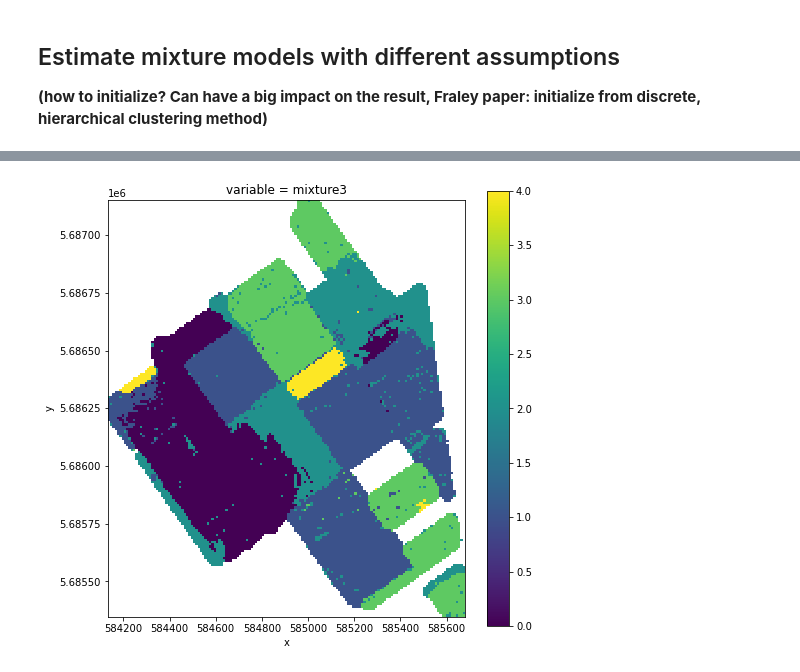
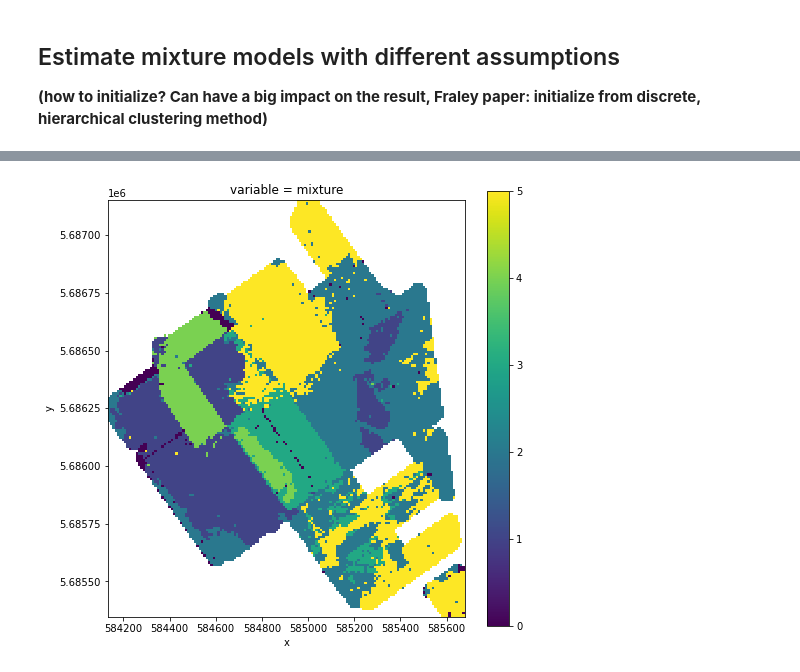
Before and after one commit to drdebivre/Thesis_EMIclass, a Jupyter notebook: 3.Gaussian_mixture.ipynb, the cells around one changed output, grey strips where cells are left out. Cells and saved outputs as stored; diff of their text form; code cells hidden in the pictures.

```diff
--- a/3.Gaussian_mixture.ipynb
+++ b/3.Gaussian_mixture.ipynb
@@ -9,8 +9,7 @@ import xarray as xr
 # %% [markdown]
 ### Import the data
 # %%
-df = pd.read_pickle('C:/Users/Dries/Desktop/Unief/MaStat/Thesis/Data/prosperpolder.pkl')
-vars_vec = df.columns[range(4,16)]
+vars_vec = np.array(['HCP1QP', 'PRP1QP', 'HCP2QP', 'PRP2QP', 'HCP4QP', 'PRP4QP'], dtype=np.dtype(object))
 
 raster_files = list("Interpolations/IDW_10" + vars_vec + ".tiff")
 
@@ -31,10 +30,10 @@ stack_array = stack_data.to_array(dim="band")
 
 df_raster = stack_data.to_dataframe()[vars_vec]
 
-from sklearn import preprocessing as prep
-
 rows_with_nan = df_raster.isnull().any(axis=1)
 df_nona = df_raster[~rows_with_nan]
+
+# from sklearn import preprocessing as prep
 # df_std = pd.DataFrame(prep.StandardScaler().fit_transform(df_nona)) ## no need to standardize for gaussian mixtures?
 # %% [markdown]
 ## Estimate mixture models with different assumptions
@@ -86,17 +101,17 @@ Again the BIC keeps decreasing as more components are added, no optimum
 # %%
-model = GaussianMixture(n_components = 5, covariance_type='full').fit(df_nona)
+model = GaussianMixture(n_components = 6, covariance_type='full').fit(df_nona)
 clusters = model.predict(df_nona) # each pixel assigned to cluster that has largest probability
 
-cl = np.empty((28055))
+cl = np.empty((27540))
 cl[:] = np.nan
 
 cl[~rows_with_nan] = clusters
 
-df_raster['mixture3'] = cl
+df_raster['mixture_full6'] = cl
 
 xr_clusters = df_raster.to_xarray().transpose('y', 'x')
 cl_array = xr_clusters.to_array()
-ax = cl_array.sel(variable='mixture3').plot.pcolormesh(figsize=(8,8))
+ax = cl_array.sel(variable='mixture_full6').plot.pcolormesh(figsize=(8,8))
 ax.axes.set_aspect('equal')
 # %% [output]
-[figure, old version]
+[figure, new version]
```
Also changed, not shown: parts of 13 cells of this notebook, 1 other file.
